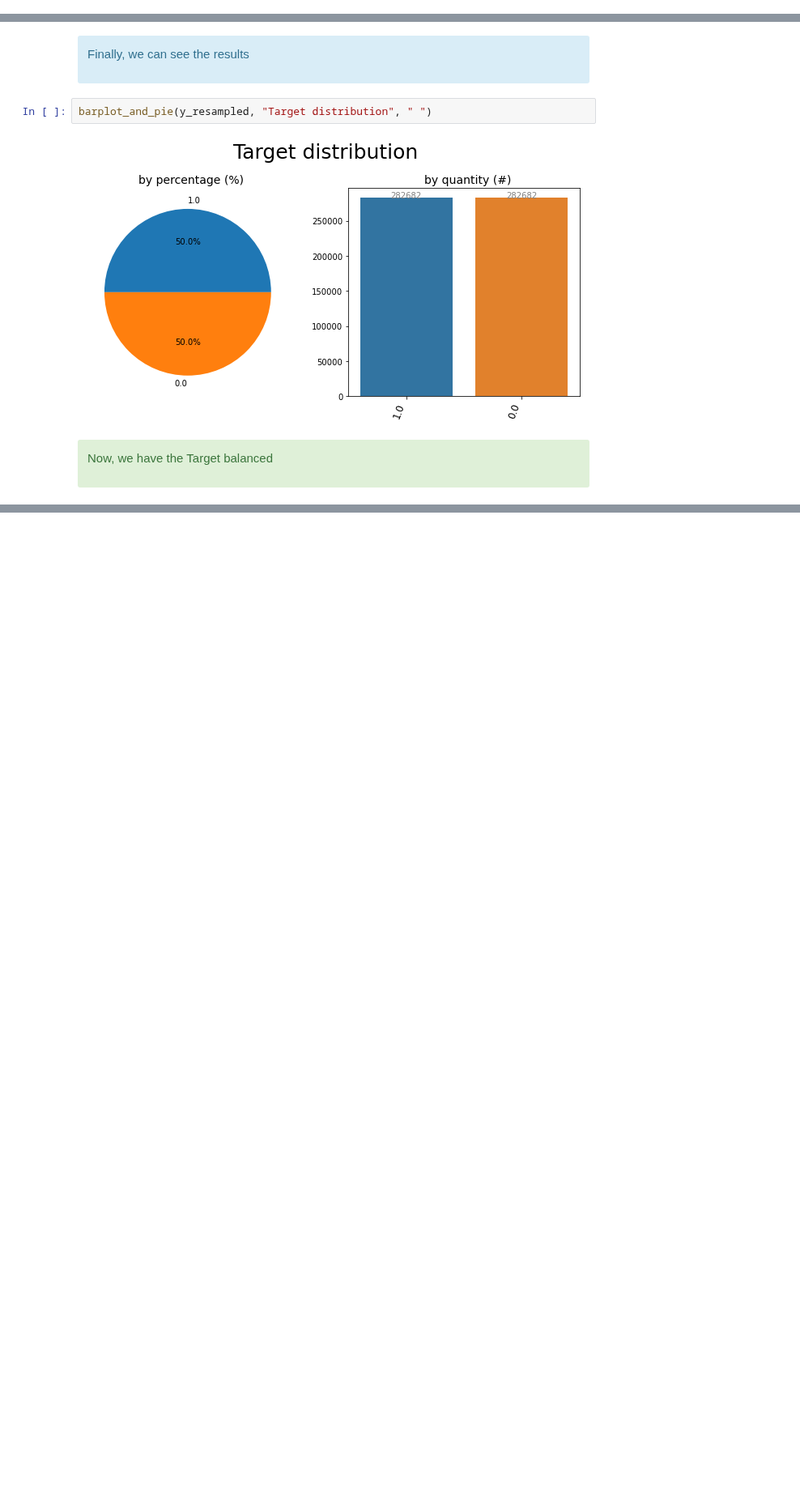
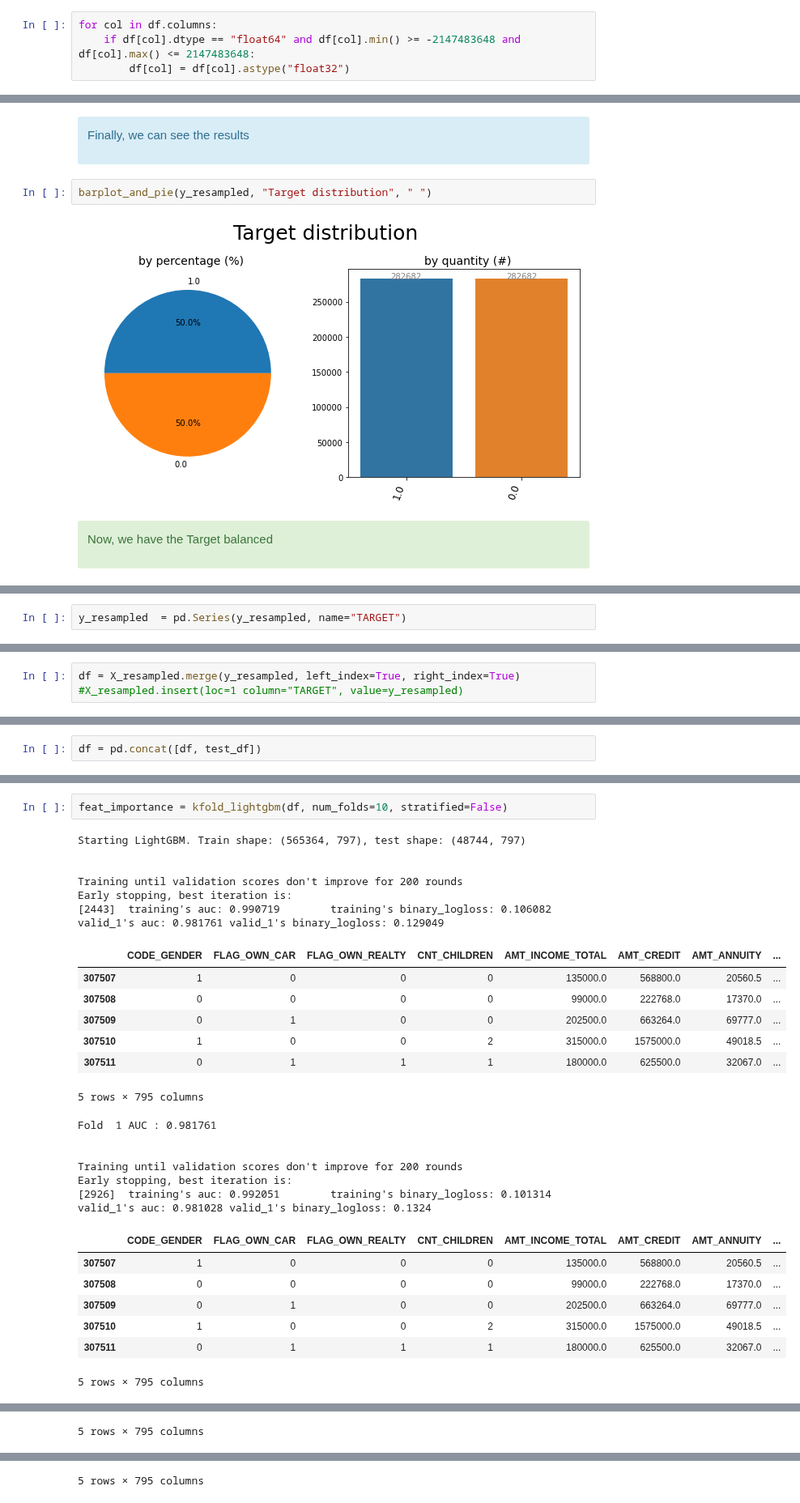
Before and after one commit to samirhinojosa/OC-P7-IMPLEMENT-A-SCORING-MODEL, a Jupyter notebook: notebook_optimization.ipynb, the cells around one changed output, grey strips where cells are left out. Shown at 81% size. Drawn from its saved outputs; the diff is of its cells as text; blank space fills up the shorter version.

```diff
--- a/notebook_optimization.ipynb
+++ b/notebook_optimization.ipynb
@@ -34,3 +72,7 @@ df = df.drop(columns=["index"])
+# %%
+for col in df.columns:
+    if df[col].dtype == "float64" and df[col].min() >= -2147483648 and df[col].max() <= 2147483648:
+        df[col] = df[col].astype("float32")
 # %%
 df_analysis(df, "df", analysis_type="header")
 # %% [output]
@@ -204,0 +255,2 @@ barplot_and_pie(y_resampled, "Target distribution", " ")
+# %%
+y_resampled  = pd.Series(y_resampled, name="TARGET")
@@ -204,0 +261,3 @@ barplot_and_pie(y_resampled, "Target distribution", " ")
+# %%
+df = X_resampled.merge(y_resampled, left_index=True, right_index=True)
+#X_resampled.insert(loc=1 column="TARGET", value=y_resampled)
@@ -204,0 +282,2 @@ barplot_and_pie(y_resampled, "Target distribution", " ")
+# %%
+df = pd.concat([df, test_df])
@@ -204,0 +412,29 @@ barplot_and_pie(y_resampled, "Target distribution", " ")
+# %%
+feat_importance = kfold_lightgbm(df, num_folds=10, stratified=False)
+# %% [output]
+Starting LightGBM. Train shape: (565364, 797), test shape: (48744, 797)
+
+
+Training until validation scores don't improve for 200 rounds
+Early stopping, best iteration is:
+[2443]  training's auc: 0.990719        training's binary_logloss: 0.106082     valid_1's auc: 0.981761 valid_1's binary_logloss: 0.129049
+|  | CODE_GENDER | FLAG_OWN_CAR | FLAG_OWN_REALTY | CNT_CHILDREN | AMT_INCOME_TOTAL | AMT_CREDIT | AMT_ANNUITY | ... |
+| 307507 | 1 | 0 | 0 | 0 | 135000.0 | 568800.0 | 20560.5 | ... |
+| 307508 | 0 | 0 | 0 | 0 | 99000.0 | 222768.0 | 17370.0 | ... |
+| 307509 | 0 | 1 | 0 | 0 | 202500.0 | 663264.0 | 69777.0 | ... |
+| 307510 | 1 | 0 | 0 | 2 | 315000.0 | 1575000.0 | 49018.5 | ... |
+| 307511 | 0 | 1 | 1 | 1 | 180000.0 | 625500.0 | 32067.0 | ... |
+5 rows × 795 columns
+Fold  1 AUC : 0.981761
+
+
+Training until validation scores don't improve for 200 rounds
+Early stopping, best iteration is:
+[2926]  training's auc: 0.992051        training's binary_logloss: 0.101314     valid_1's auc: 0.981028 valid_1's binary_logloss: 0.1324
+|  | CODE_GENDER | FLAG_OWN_CAR | FLAG_OWN_REALTY | CNT_CHILDREN | AMT_INCOME_TOTAL | AMT_CREDIT | AMT_ANNUITY | ... |
+| 307507 | 1 | 0 | 0 | 0 | 135000.0 | 568800.0 | 20560.5 | ... |
+| 307508 | 0 | 0 | 0 | 0 | 99000.0 | 222768.0 | 17370.0 | ... |
+| 307509 | 0 | 1 | 0 | 0 | 202500.0 | 663264.0 | 69777.0 | ... |
+| 307510 | 1 | 0 | 0 | 2 | 315000.0 | 1575000.0 | 49018.5 | ... |
+| 307511 | 0 | 1 | 1 | 1 | 180000.0 | 625500.0 | 32067.0 | ... |
+5 rows × 795 columns
@@ -204,0 +453 @@ barplot_and_pie(y_resampled, "Target distribution", " ")
+5 rows × 795 columns
@@ -204,0 +466 @@ barplot_and_pie(y_resampled, "Target distribution", " ")
+5 rows × 795 columns
```
Also changed, not shown: parts of 34 cells of this notebook.
